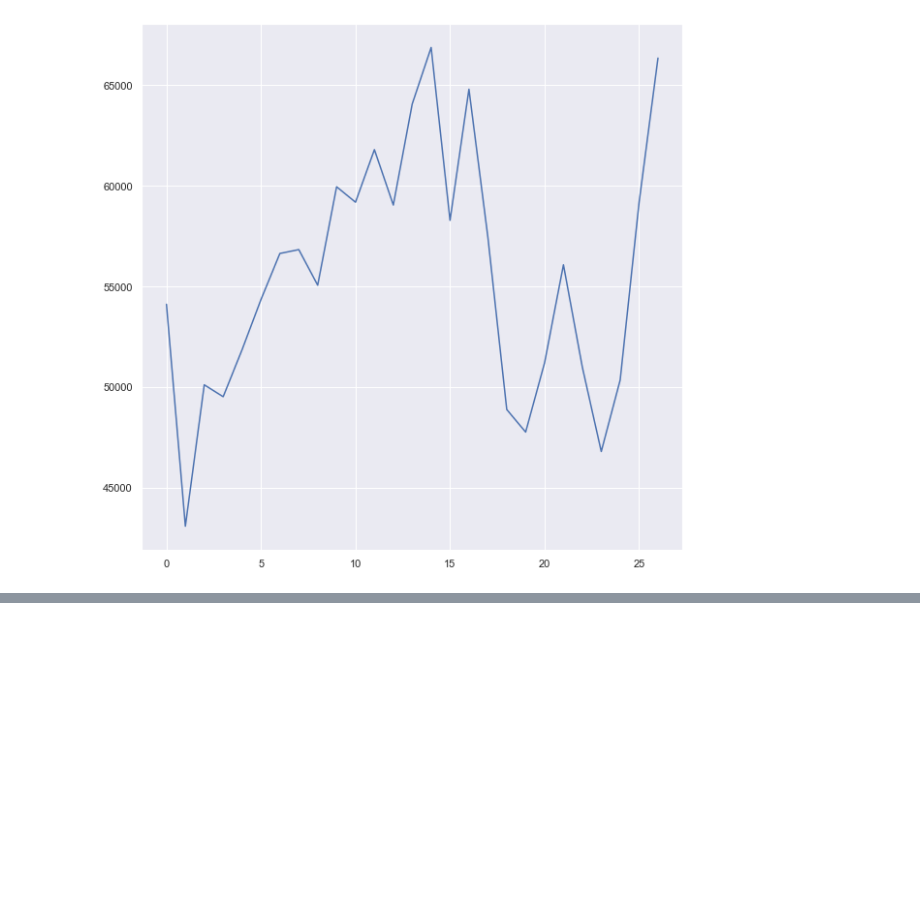
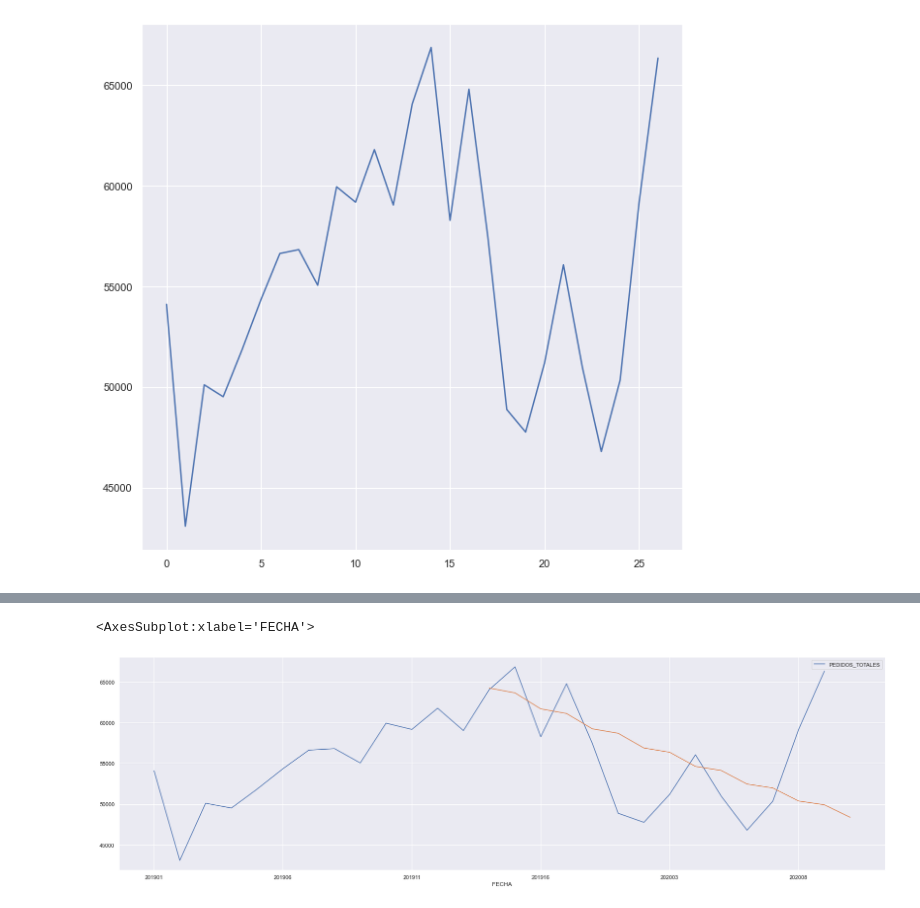
Before and after one commit to ignacio1511/Azzorti-Challenge, a Jupyter notebook: pregunta3.ipynb, the cells around one changed output, grey strips where cells are left out. Cells and saved outputs as stored; diff of their text form; code cells hidden in the pictures; blank space fills up the shorter version.

```diff
--- a/pregunta3.ipynb
+++ b/pregunta3.ipynb
@@ -327,0 +349,11 @@ Los pedidos totales para el dato 28 son 51338.37 pedidos
+# %%
+model1 = ExponentialSmoothing(train['PEDIDOS_TOTALES'],trend = 'add', seasonal = 'add', seasonal_periods = 2).fit()
+# %%
+model2 = ExponentialSmoothing(train['PEDIDOS_TOTALES'],trend = 'mul', seasonal = 'mul', seasonal_periods = 2).fit()
+# %%
+test.plot()
+model1.forecast(15).plot()
+model2.forecast(15).plot()
+# %% [output]
+<AxesSubplot:xlabel='FECHA'>
+[figure, added]
```
Also changed, not shown: parts of 22 cells of this notebook, 9 other files.
